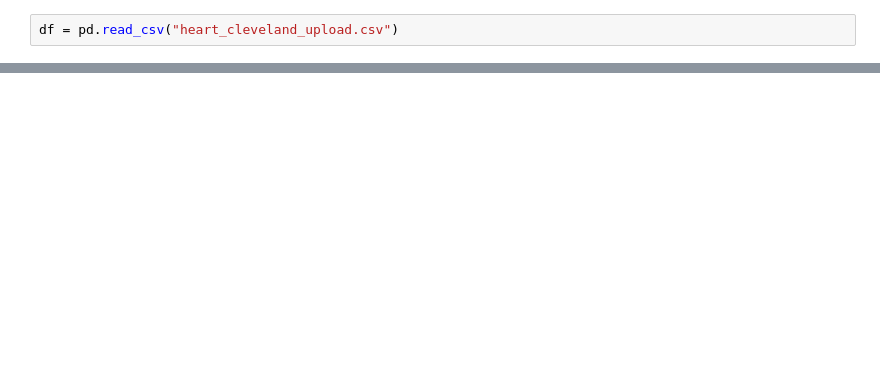
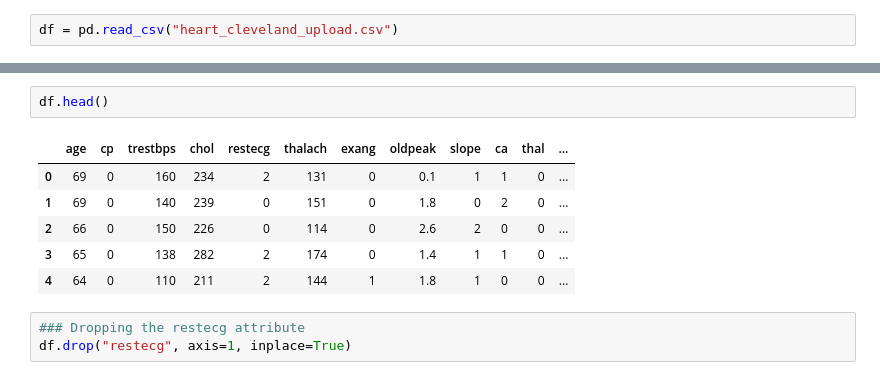
Before and after one commit to Boluwashola/Heart_Disease_Prediction_project, a Jupyter notebook: Main.ipynb, the cells around one changed output, grey strips where cells are left out. Drawn from its saved outputs; the diff is of its cells as text; blank space fills up the shorter version.

```diff
--- a/Main.ipynb
+++ b/Main.ipynb
@@ -9,0 +93,12 @@ df = pd.read_csv("heart_cleveland_upload.csv")
+# %%
+df.head()
+# %% [output]
+|  | age | cp | trestbps | chol | restecg | thalach | exang | oldpeak | slope | ca | thal | ... |
+| 0 | 69 | 0 | 160 | 234 | 2 | 131 | 0 | 0.1 | 1 | 1 | 0 | ... |
+| 1 | 69 | 0 | 140 | 239 | 0 | 151 | 0 | 1.8 | 0 | 2 | 0 | ... |
+| 2 | 66 | 0 | 150 | 226 | 0 | 114 | 0 | 2.6 | 2 | 0 | 0 | ... |
+| 3 | 65 | 0 | 138 | 282 | 2 | 174 | 0 | 1.4 | 1 | 1 | 0 | ... |
+| 4 | 64 | 0 | 110 | 211 | 2 | 144 | 1 | 1.8 | 1 | 0 | 0 | ... |
+# %%
+### Dropping the restecg attribute
+df.drop("restecg", axis=1, inplace=True)
```
Also changed, not shown: parts of 48 cells of this notebook, 1 other file.
